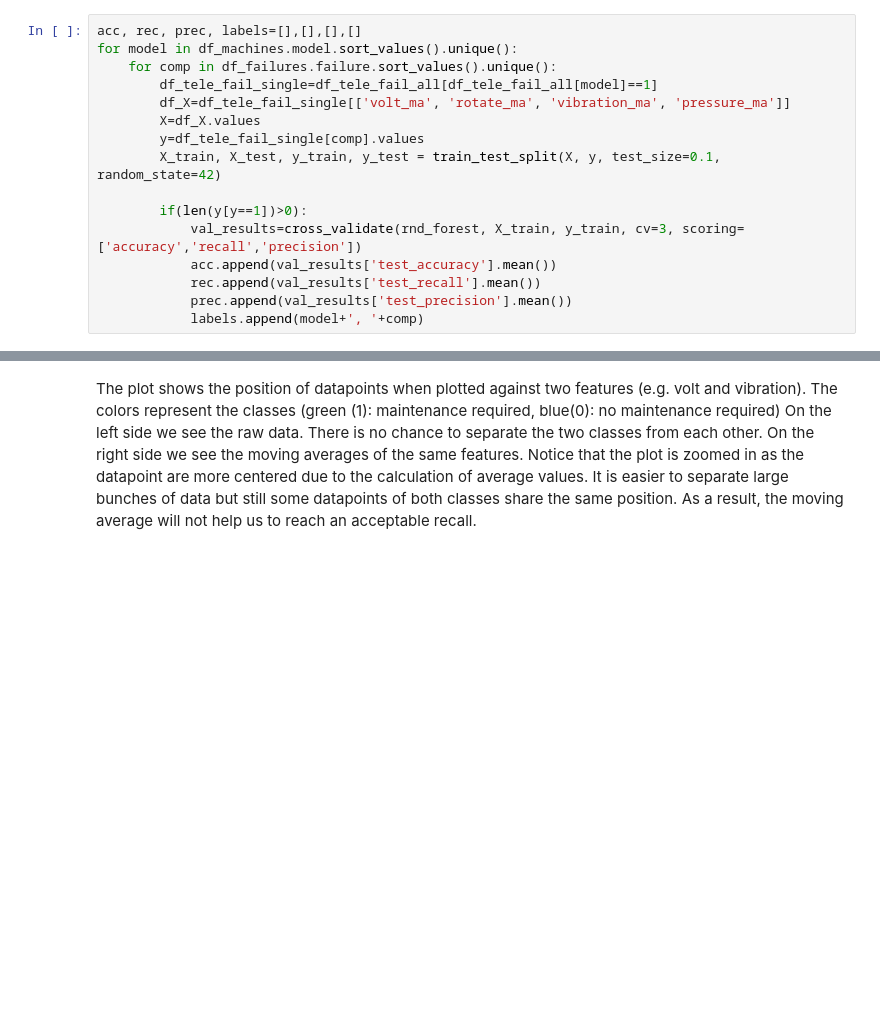
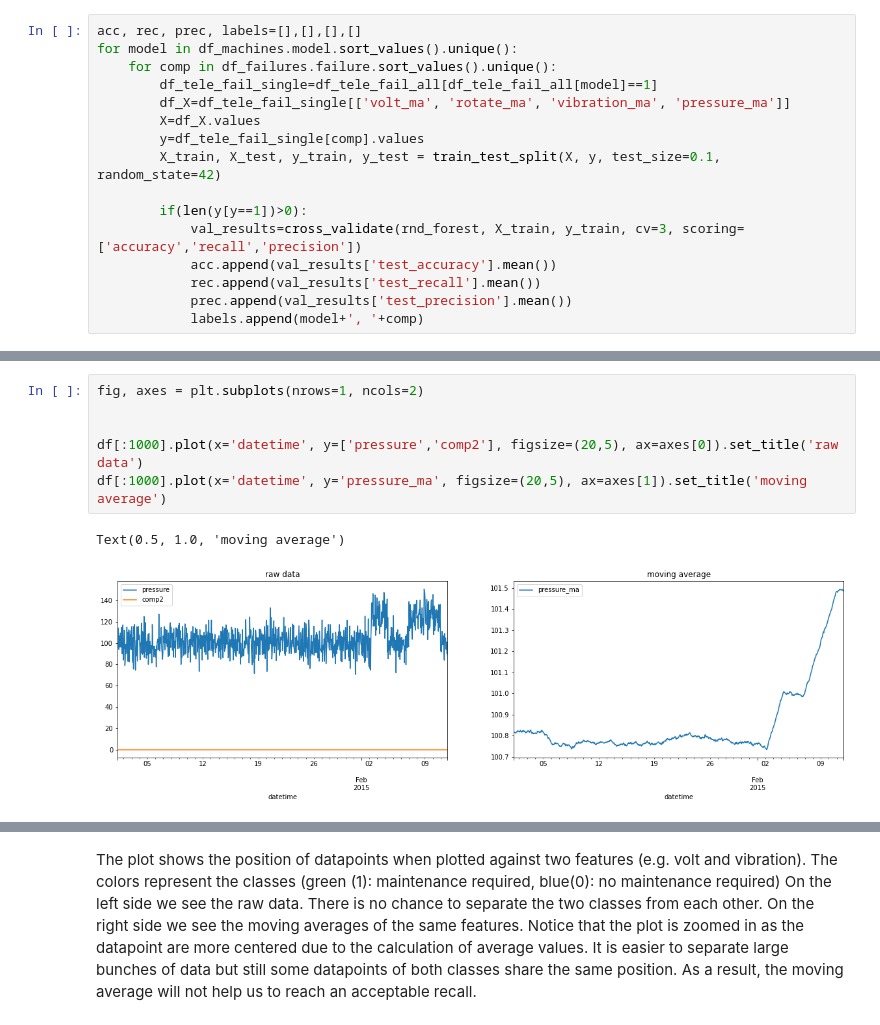
Before and after one commit to l-hamm/predictive-maintenance, a Jupyter notebook: PdM.ipynb, the cells around one changed output, grey strips where cells are left out. Saved outputs shown, nothing was run; the diff lists cells and outputs as text; blank space fills up the shorter version.

```diff
--- a/PdM.ipynb
+++ b/PdM.ipynb
@@ -637,0 +654,9 @@ plt.show()
+# %%
+fig, axes = plt.subplots(nrows=1, ncols=2)
+
+
+df[:1000].plot(x='datetime', y=['pressure','comp2'], figsize=(20,5), ax=axes[0]).set_title('raw data')
+df[:1000].plot(x='datetime', y='pressure_ma', figsize=(20,5), ax=axes[1]).set_title('moving average')
+# %% [output]
+Text(0.5, 1.0, 'moving average')
+[figure, added]
```
Also changed, not shown: parts of 13 cells of this notebook.
